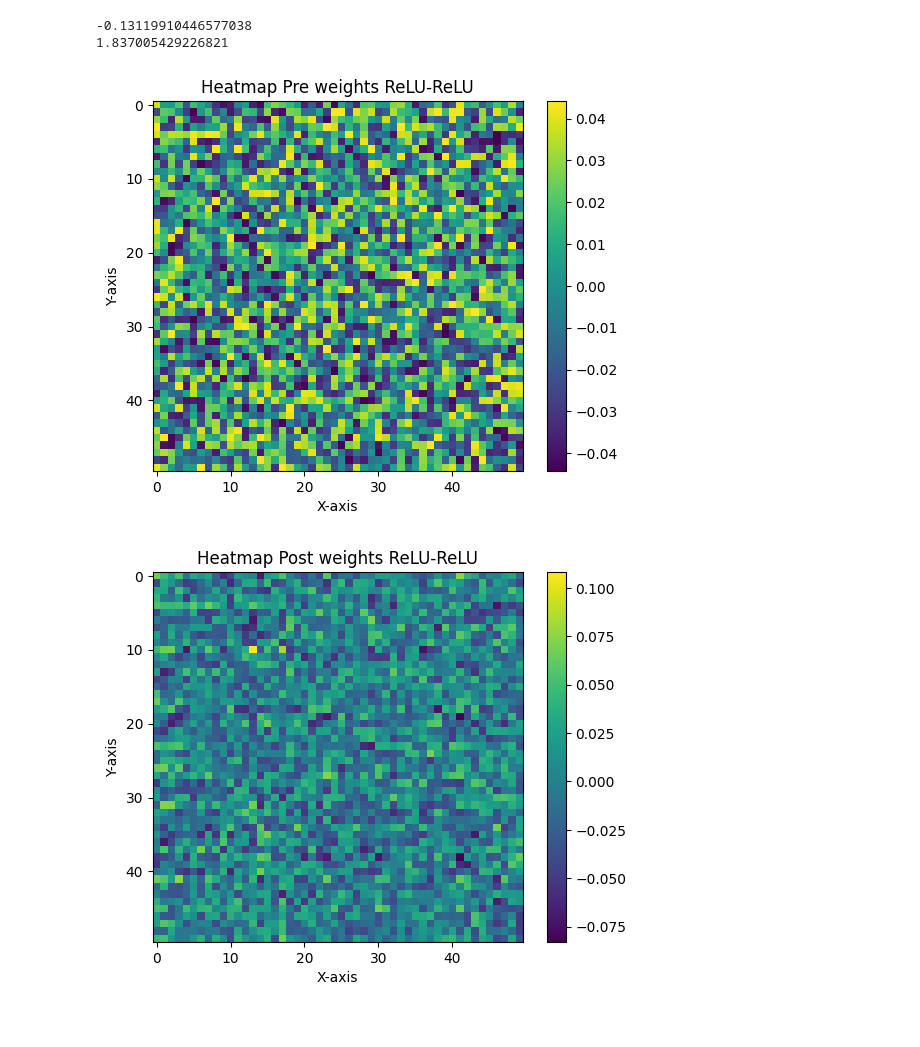
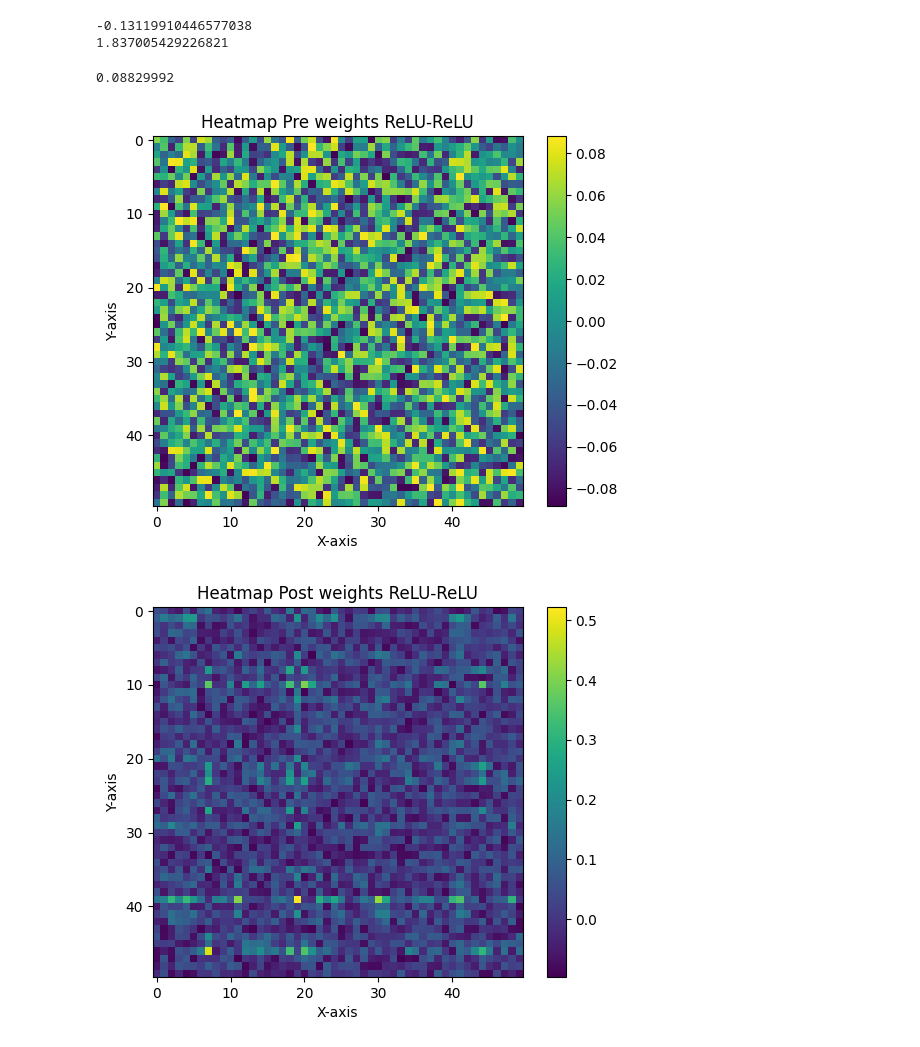
Before and after one commit to CorgiCoder-json/ANN_Noise_Study, a Jupyter notebook: ANN_Noise.ipynb, the cells around one changed output. Cells and saved outputs as stored; diff of their text form; code cells hidden in the pictures.

Commit message:
ReLU-SiLU data layers + heatmapping the dataset

```diff
--- a/ANN_Noise.ipynb
+++ b/ANN_Noise.ipynb
@@ -35,6 +36,9 @@ rr_post_weight_3 = pd.read_csv("results/relu_relu_small_regress_weight_post_5.cs
 rr_post_bias_3 = pd.read_csv("results/relu_relu_small_regress_bias_post_6.csv").to_numpy()
 ss_post_weight_3 = pd.read_csv("results/ss_weight_post_5.csv").to_numpy()
 ss_post_bias_3 = pd.read_csv("results/ss_bias_post_6.csv").to_numpy()
+resi_post_weight_1 = pd.read_csv("results/relu_silu_small_regress_weight_post_1.csv").to_numpy()
+resi_post_weight_2 = pd.read_csv("results/relu_silu_small_regress_weight_post_3.csv").to_numpy()
+resi_post_weight_3 = pd.read_csv("results/relu_silu_small_regress_weight_post_5.csv").to_numpy()
 # %%
 rr_pre_weight_1 = pd.read_csv("results/relu_relu_small_regress_weight_pre_1.csv").to_numpy()
 rr_pre_bias_1 = pd.read_csv("results/relu_relu_small_regress_bias_pre_2.csv").to_numpy()
@@ -60,6 +64,9 @@ rr_pre_weight_3 = pd.read_csv("results/relu_relu_small_regress_weight_pre_5.csv"
 rr_pre_bias_3 = pd.read_csv("results/relu_relu_small_regress_bias_pre_6.csv").to_numpy()
 ss_pre_weight_3 = pd.read_csv("results/ss_weight_pre_5.csv").to_numpy()
 ss_pre_bias_3 = pd.read_csv("results/ss_bias_pre_6.csv").to_numpy()
+resi_pre_weight_1 = pd.read_csv("results/relu_silu_small_regress_weight_pre_1.csv").to_numpy()
+resi_pre_weight_2 = pd.read_csv("results/relu_silu_small_regress_weight_pre_3.csv").to_numpy()
+resi_pre_weight_3 = pd.read_csv("results/relu_silu_small_regress_weight_pre_5.csv").to_numpy()
 # %%
 training_data = datasets.FashionMNIST(
     root="data",
@@ -138,9 +145,9 @@ window = 50
 neuron_start = 40
 column_start = 40
 
-pre_layer = ss_pre_weight_2[neuron_start:neuron_start+window]
-post_layer = ss_post_weight_2[neuron_start:neuron_start+window]
-
+pre_layer = resi_pre_weight_2[neuron_start:neuron_start+window]
+post_layer = resi_post_weight_2[neuron_start:neuron_start+window]
+print(np.max(pre_layer))
 # Create the heatmap
 
 fig = plt.figure(0)
@@ -148,32 +155,33 @@ plt.imshow([temp[column_start:column_start+window] for temp in pre_layer], cmap=
 
 # Add a colorbar for reference
 plt.colorbar()
 
 # Add labels (optional)
 plt.xlabel('X-axis')
 plt.ylabel('Y-axis')
 plt.title('Heatmap Pre weights ReLU-ReLU')
 
 fig = plt.figure(1)
 plt.imshow([temp[column_start:column_start+window] for temp in post_layer], cmap='viridis', interpolation='nearest')
 
 # Add a colorbar for reference
 plt.colorbar()
 
 # Add labels (optional)
 plt.xlabel('X-axis')
 plt.ylabel('Y-axis')
 plt.title('Heatmap Post weights ReLU-ReLU')
 
 fig = plt.figure(2)
 plt.imshow([temp[column_start:column_start+window] for temp in post_layer-pre_layer], cmap='viridis', interpolation='nearest')
 plt.colorbar()
 plt.xlabel('X-axis')
 plt.ylabel('Y-axis')
 plt.title('Heatmap Difference weights ReLU-ReLU')
 
 # Show the plot
 plt.show()
 # %% [output]
+0.08829992
-[figure, old version]
+[figure, new version]
-[figure, old version]
+[figure, new version]
```
Also changed, not shown: parts of 3 cells of this notebook, 13 other files.
